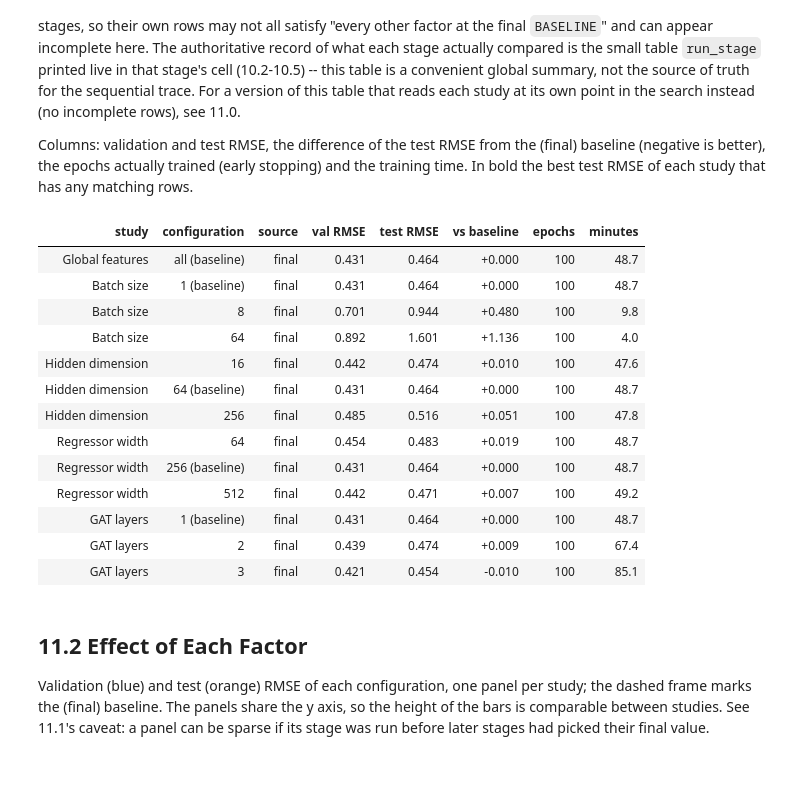
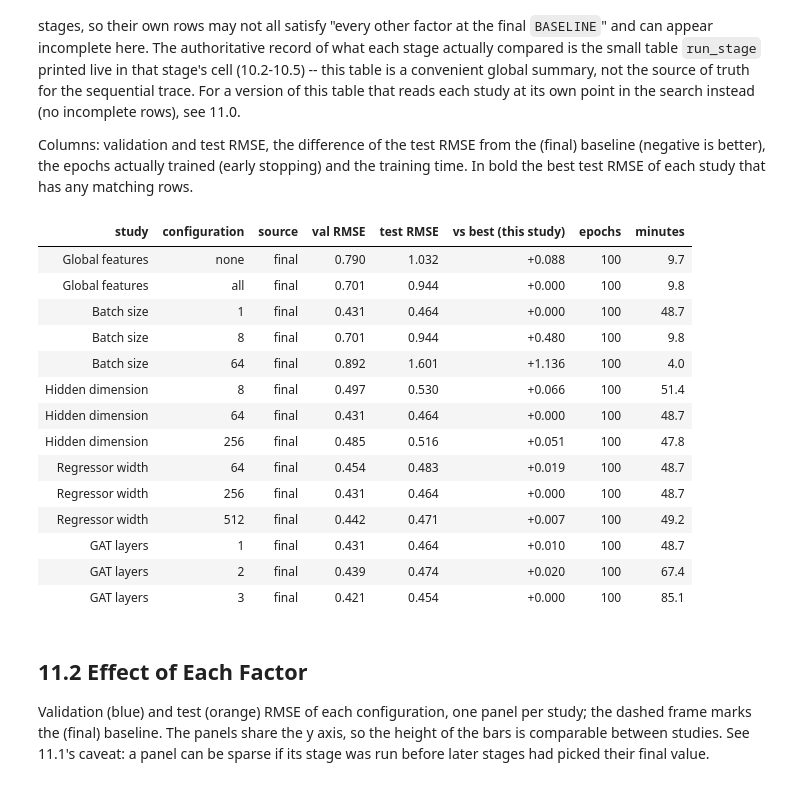
Before and after one commit to GioPonzu/NFL-BDB-26, a Jupyter notebook: nfl_2026_bdb_script_final.ipynb, the cells around one changed output. Cells and saved outputs as stored; diff of their text form; code cells hidden in the pictures.

```diff
--- a/nfl_2026_bdb_script_final.ipynb
+++ b/nfl_2026_bdb_script_final.ipynb
@@ -1192,22 +1196,23 @@ One row per configuration, grouped by study; the baseline (the final configurati
 
 Columns: validation and test RMSE, the difference of the test RMSE from the (final) baseline (negative is better), the epochs actually trained (early stopping) and the training time. In bold the best test RMSE of each study that has any matching rows.
 # %%
-show_summary_table(results, BASELINE)
+show_summary_table(results, baseline= None)
 # %% [output]
-| study | configuration | source | val RMSE | test RMSE | vs baseline | epochs | minutes |
-| Global features | all (baseline) | final | 0.431 | 0.464 | +0.000 | 100 | 48.7 |
-| Batch size | 1 (baseline) | final | 0.431 | 0.464 | +0.000 | 100 | 48.7 |
+| study | configuration | source | val RMSE | test RMSE | vs best (this study) | epochs | minutes |
+| Global features | none | final | 0.790 | 1.032 | +0.088 | 100 | 9.7 |
+| Global features | all | final | 0.701 | 0.944 | +0.000 | 100 | 9.8 |
+| Batch size | 1 | final | 0.431 | 0.464 | +0.000 | 100 | 48.7 |
 | Batch size | 8 | final | 0.701 | 0.944 | +0.480 | 100 | 9.8 |
 | Batch size | 64 | final | 0.892 | 1.601 | +1.136 | 100 | 4.0 |
-| Hidden dimension | 16 | final | 0.442 | 0.474 | +0.010 | 100 | 47.6 |
-| Hidden dimension | 64 (baseline) | final | 0.431 | 0.464 | +0.000 | 100 | 48.7 |
+| Hidden dimension | 8 | final | 0.497 | 0.530 | +0.066 | 100 | 51.4 |
+| Hidden dimension | 64 | final | 0.431 | 0.464 | +0.000 | 100 | 48.7 |
 | Hidden dimension | 256 | final | 0.485 | 0.516 | +0.051 | 100 | 47.8 |
 | Regressor width | 64 | final | 0.454 | 0.483 | +0.019 | 100 | 48.7 |
-| Regressor width | 256 (baseline) | final | 0.431 | 0.464 | +0.000 | 100 | 48.7 |
+| Regressor width | 256 | final | 0.431 | 0.464 | +0.000 | 100 | 48.7 |
 | Regressor width | 512 | final | 0.442 | 0.471 | +0.007 | 100 | 49.2 |
-| GAT layers | 1 (baseline) | final | 0.431 | 0.464 | +0.000 | 100 | 48.7 |
-| GAT layers | 2 | final | 0.439 | 0.474 | +0.009 | 100 | 67.4 |
-| GAT layers | 3 | final | 0.421 | 0.454 | -0.010 | 100 | 85.1 |
+| GAT layers | 1 | final | 0.431 | 0.464 | +0.010 | 100 | 48.7 |
+| GAT layers | 2 | final | 0.439 | 0.474 | +0.020 | 100 | 67.4 |
+| GAT layers | 3 | final | 0.421 | 0.454 | +0.000 | 100 | 85.1 |
 # %% [markdown]
 ## 11.2 Effect of Each Factor
 
```
Also changed, not shown: parts of 19 cells of this notebook.
